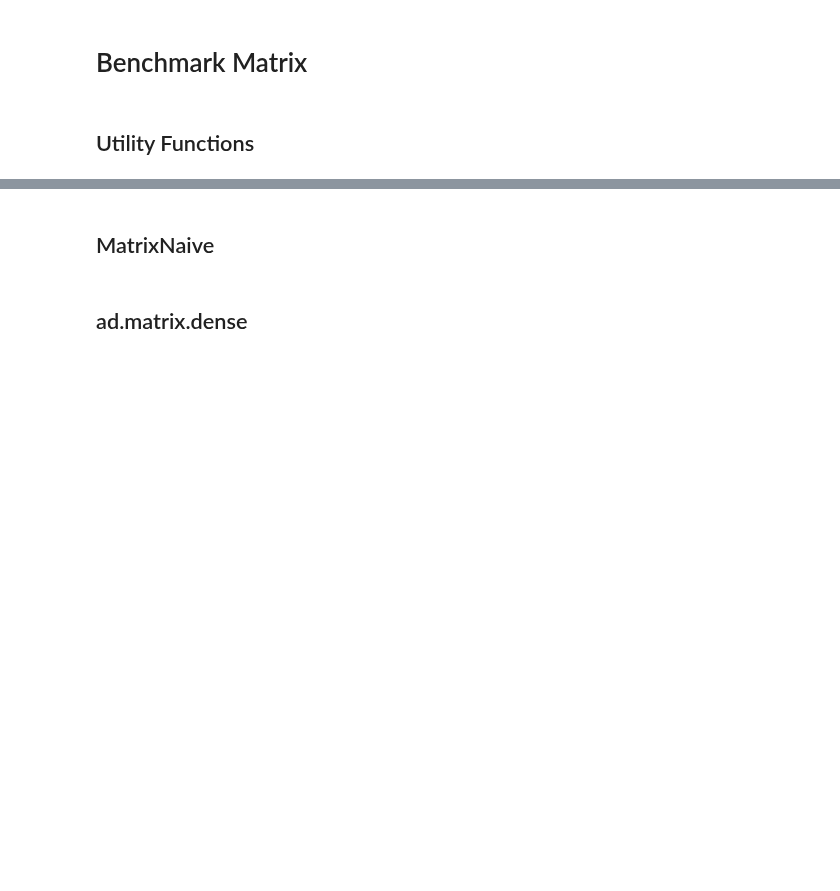
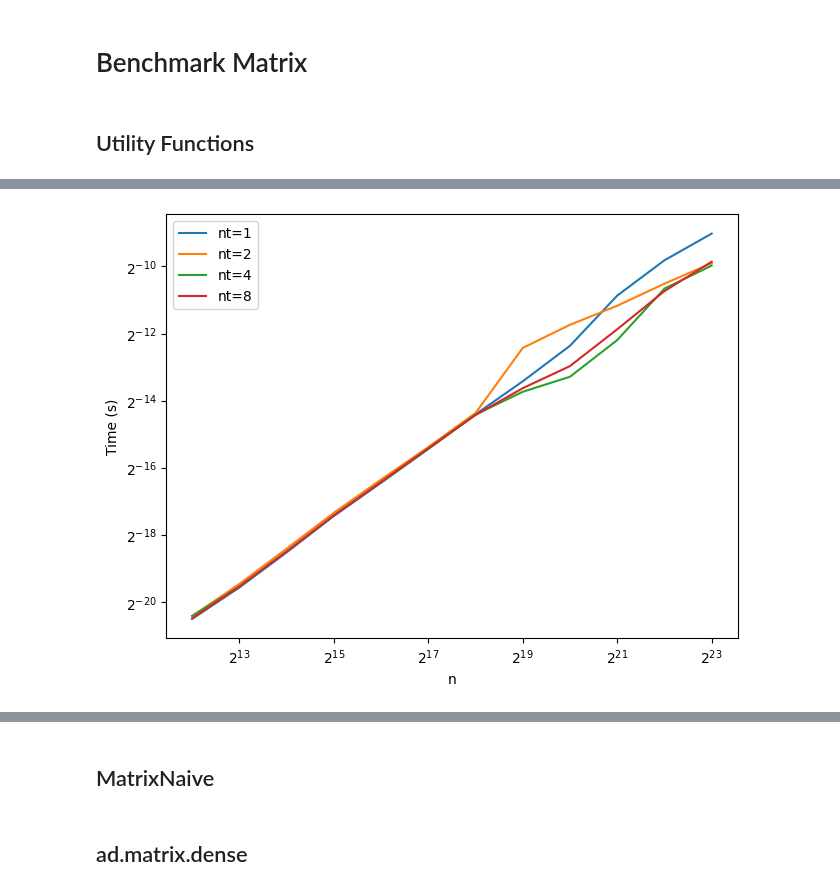
Before and after one commit to JamesYang007/adelie, a Jupyter notebook: benchmark/bench_matrix.ipynb, the cells around one changed output, grey strips where cells are left out. Saved outputs shown, nothing was run; the diff lists cells and outputs as text; code cells hidden in the pictures; blank space fills up the shorter version.

```diff
--- a/benchmark/bench_matrix.ipynb
+++ b/benchmark/bench_matrix.ipynb
@@ -23,0 +35,9 @@ _ = bm.bench_dvaddi(
+# %%
+out = bm.bench_dv(
+    method="dvveq",
+    n_list=2 ** np.arange(12, 24),
+    n_sims=100,
+    min_flops=int(1<<18),
+)
+# %% [output]
+[figure, added]
```
Also changed, not shown: parts of 8 cells of this notebook, 13 other files.
